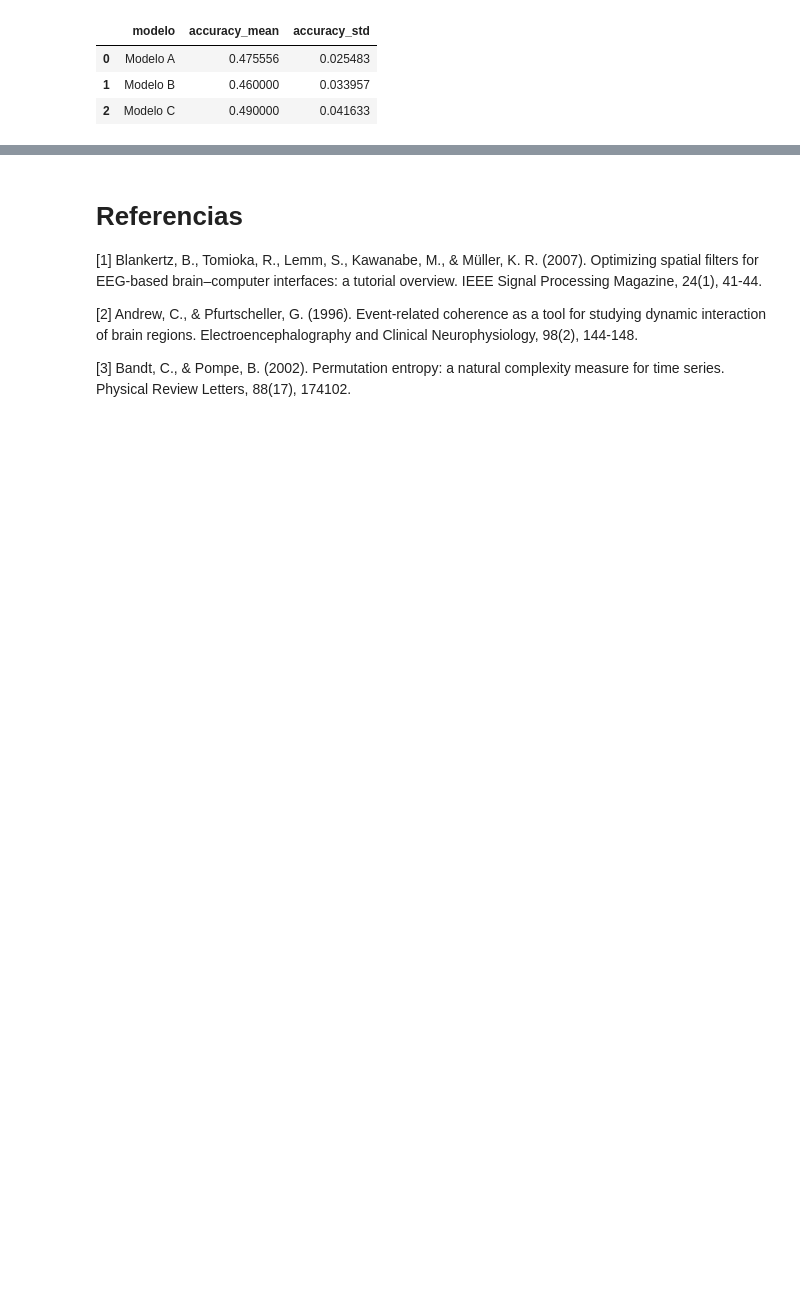
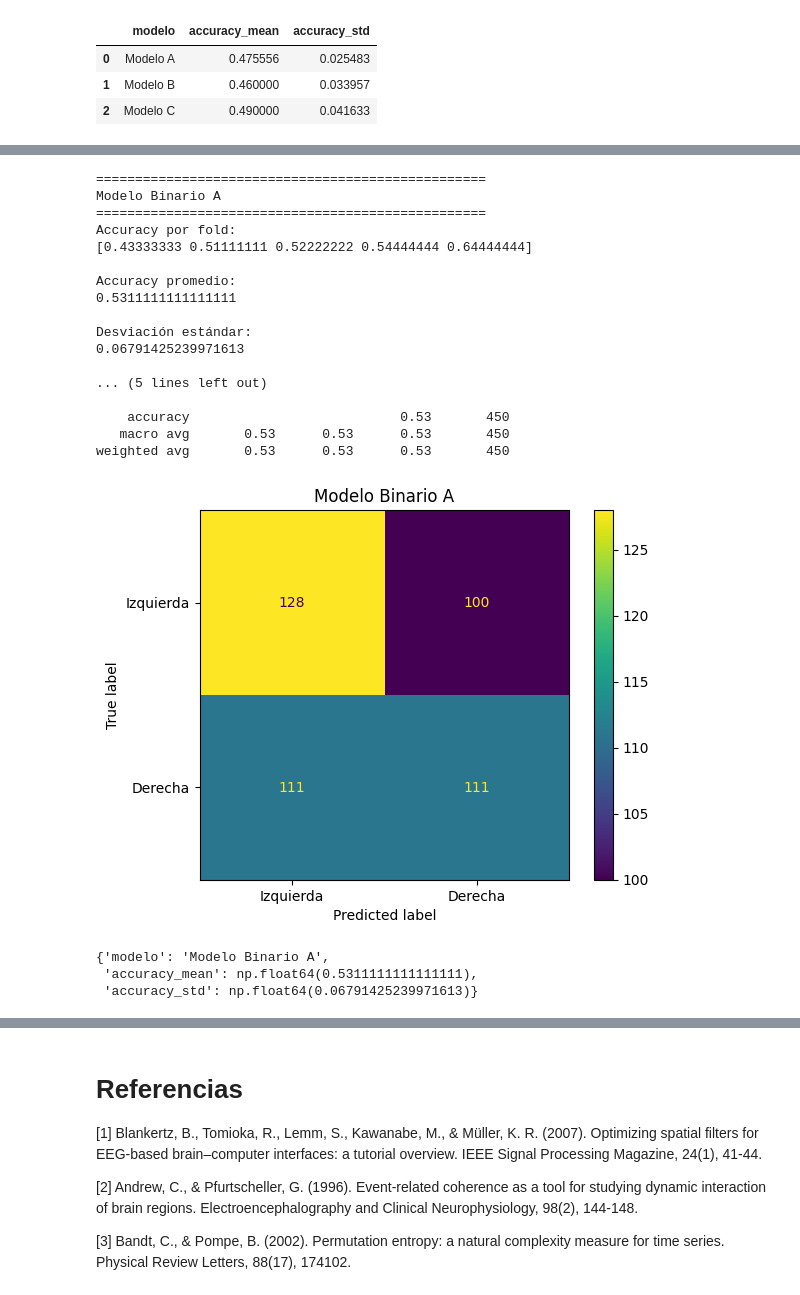
Before and after one commit to luhernandez12/Proyecto2-KarenAgudelo-LuisaHernandez, a Jupyter notebook: Codigo.ipynb, the cells around one changed output, grey strips where cells are left out. Cells and saved outputs as stored; diff of their text form; code cells hidden in the pictures; blank space fills up the shorter version.

```diff
--- a/Codigo.ipynb
+++ b/Codigo.ipynb
@@ -1874,0 +2082,4 @@ comparacion
+# %%
+df_binario = df_dataset_completo[
+    df_dataset_completo['tarea'].isin([1, 2])
+].copy()
@@ -1874,0 +2172,11 @@ comparacion
+# %%
+# Top 3
+features_A = ranking_binario['Feature'].head(3).tolist()
+
+# Top 5
+features_B = ranking_binario['Feature'].head(5).tolist()
+
+# Todas las significativas
+features_C = ranking_binario[
+    ranking_binario['p_valor'] < 0.05
+]['Feature'].tolist()
@@ -1874,0 +2265,28 @@ comparacion
+# %%
+evaluar_modelo_knn_b(
+    df_binario,
+    features_A,
+    "Modelo Binario A"
+)
+# %% [output]
+==================================================
+Modelo Binario A
+==================================================
+Accuracy por fold:
+[0.43333333 0.51111111 0.52222222 0.54444444 0.64444444]
+
+Accuracy promedio:
+0.5311111111111111
+
+Desviación estándar:
+0.06791425239971613
+
+... (5 lines left out)
+
+    accuracy                           0.53       450
+   macro avg       0.53      0.53      0.53       450
+weighted avg       0.53      0.53      0.53       450
+[figure, added]
+{'modelo': 'Modelo Binario A',
+ 'accuracy_mean': np.float64(0.5311111111111111),
+ 'accuracy_std': np.float64(0.06791425239971613)}
```
Also changed, not shown: parts of 15 cells of this notebook.
